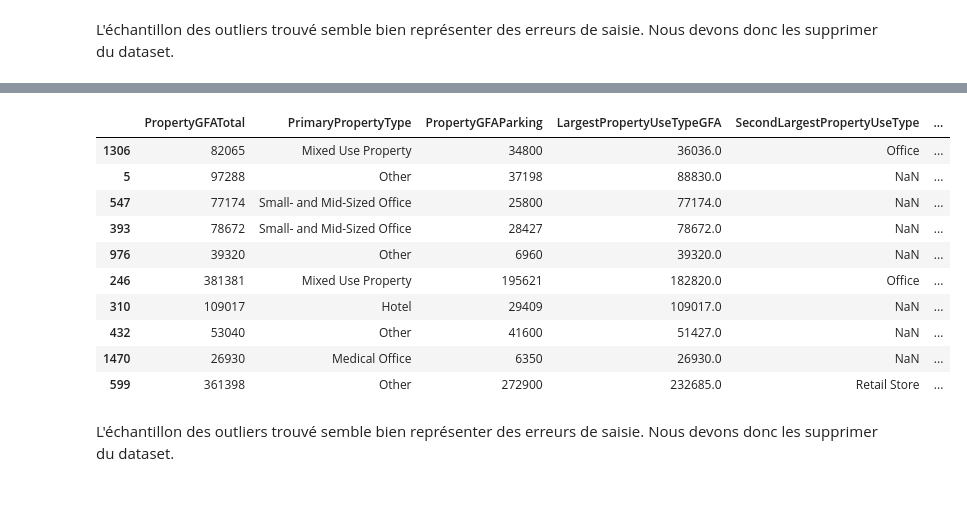
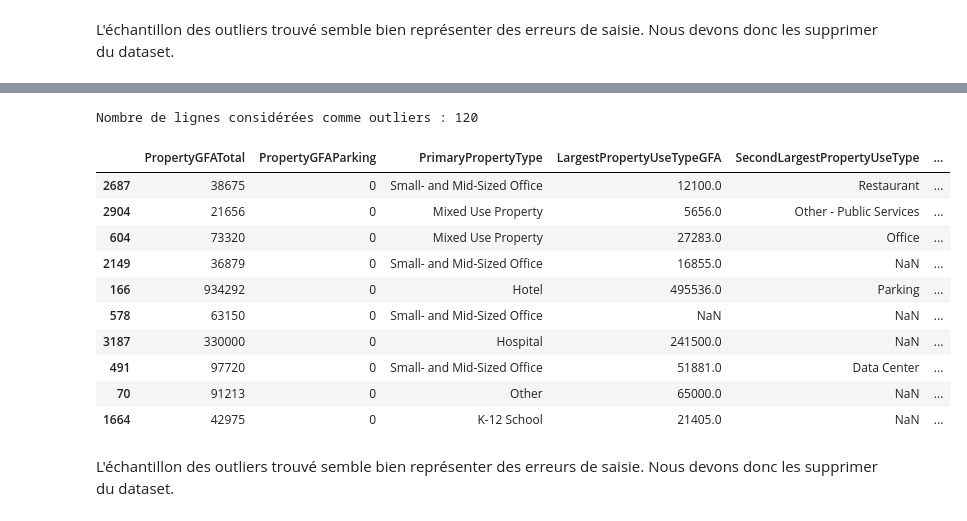
Before and after one commit to Stely-data/OC-Projet-4, a Jupyter notebook: Deveau_Estelle_1_notebook_exploratoire_022024.ipynb, the cells around one changed output, grey strips where cells are left out. Cells and saved outputs as stored; diff of their text form; code cells hidden in the pictures.

```diff
--- a/Deveau_Estelle_1_notebook_exploratoire_022024.ipynb
+++ b/Deveau_Estelle_1_notebook_exploratoire_022024.ipynb
@@ -452,8 +411,3 @@ Nombre de High outlier: 0
-# %%
-df_filtered = df_filtered[~df_filtered['Outlier'].str.contains("Low outlier", na=False)].copy()
-df_filtered = df_filtered[~df_filtered['Outlier'].str.contains("High outlier", na=False)].copy()
-# %%
-df_filtered = df_filtered.drop(columns=['ComplianceStatus','Outlier']).copy()
 # %%
 df_filtered.shape
 # %% [output]
@@ -918,18 +876,58 @@ Nombre de lignes considérées comme outliers : 46
+# %%
+def check_property_gfa(row):
+    # Pas d'évaluation si PropertyGFATotal est nan
+    if pd.isna(row['PropertyGFATotal']):
+        return False
+
+    # Initialiser total_gfa_sum avec PropertyGFAParking si ce n'est pas nan
+    total_gfa_sum = row['PropertyGFAParking'] if pd.notna(row['PropertyGFAParking']) else 0
+
+    # Ajouter LargestPropertyUseTypeGFA à total_gfa_sum si ce n'est pas Parking ou nan
+    if row['PrimaryPropertyType'] != "Parking" and pd.notna(row['LargestPropertyUseTypeGFA']):
+        total_gfa_sum += row['LargestPropertyUseTypeGFA']
+
+    # Ajouter SecondLargestPropertyUseTypeGFA à total_gfa_sum si ce n'est pas Parking ou nan
+    if row['SecondLargestPropertyUseType'] != "Parking" and pd.notna(row['SecondLargestPropertyUseTypeGFA']):
+        total_gfa_sum += row['SecondLargestPropertyUseTypeGFA']
+
+    # Ajouter ThirdLargestPropertyUseTypeGFA à total_gfa_sum si ce n'est pas Parking ou nan
+    if row['ThirdLargestPropertyUseType'] != "Parking" and pd.notna(row['ThirdLargestPropertyUseTypeGFA']):
+        total_gfa_sum += row['ThirdLargestPropertyUseTypeGFA']
+
+    # Calculer les marges de 15% et 25% pour plus ou moins
+    lower_bound = total_gfa_sum * 0.85
+    upper_bound = total_gfa_sum * 1.25
+
+    # Vérifier si PropertyGFATotal est dans la marge de tolérance
+    return not (lower_bound <= row['PropertyGFATotal'] <= upper_bound)
+
+
+# Appliquer la fonction à chaque ligne du DataFrame pour identifier les outliers
+df_filtered['is_outlier'] = df_filtered.apply(check_property_gfa, axis=1)
+
+# Sélectionner les lignes considérées comme outliers
+outliers = df_filtered[df_filtered['is_outlier']]
+
+# Afficher le nombre de lignes considérées comme outliers
+num_outliers = len(outliers)
+print("Nombre de lignes considérées comme outliers :", num_outliers)
+# %% [output]
+Nombre de lignes considérées comme outliers : 120
 # %%
 # Afficher un échantillon des outliers
 sample_outliers = outliers.sample(n=10)
-sample_outliers[['PropertyGFATotal', 'PrimaryPropertyType', 'PropertyGFAParking', 'LargestPropertyUseTypeGFA', 'SecondLargestPropertyUseType', 'SecondLargestPropertyUseTypeGFA','ThirdLargestPropertyUseTypeGFA']]
+sample_outliers[['PropertyGFATotal', 'PropertyGFAParking', 'PrimaryPropertyType', 'LargestPropertyUseTypeGFA', 'SecondLargestPropertyUseType', 'SecondLargestPropertyUseTypeGFA','ThirdLargestPropertyUseTypeGFA']]
 # %% [output]
-|  | PropertyGFATotal | PrimaryPropertyType | PropertyGFAParking | LargestPropertyUseTypeGFA | SecondLargestPropertyUseType | ... |
-| 1306 | 82065 | Mixed Use Property | 34800 | 36036.0 | Office | ... |
-| 5 | 97288 | Other | 37198 | 88830.0 | NaN | ... |
-| 547 | 77174 | Small- and Mid-Sized Office | 25800 | 77174.0 | NaN | ... |
-| 393 | 78672 | Small- and Mid-Sized Office | 28427 | 78672.0 | NaN | ... |
-| 976 | 39320 | Other | 6960 | 39320.0 | NaN | ... |
-| 246 | 381381 | Mixed Use Property | 195621 | 182820.0 | Office | ... |
-| 310 | 109017 | Hotel | 29409 | 109017.0 | NaN | ... |
-| 432 | 53040 | Other | 41600 | 51427.0 | NaN | ... |
-| 1470 | 26930 | Medical Office | 6350 | 26930.0 | NaN | ... |
-| 599 | 361398 | Other | 272900 | 232685.0 | Retail Store | ... |
+|  | PropertyGFATotal | PropertyGFAParking | PrimaryPropertyType | LargestPropertyUseTypeGFA | SecondLargestPropertyUseType | ... |
+| 2687 | 38675 | 0 | Small- and Mid-Sized Office | 12100.0 | Restaurant | ... |
+| 2904 | 21656 | 0 | Mixed Use Property | 5656.0 | Other - Public Services | ... |
+| 604 | 73320 | 0 | Mixed Use Property | 27283.0 | Office | ... |
+| 2149 | 36879 | 0 | Small- and Mid-Sized Office | 16855.0 | NaN | ... |
+| 166 | 934292 | 0 | Hotel | 495536.0 | Parking | ... |
+| 578 | 63150 | 0 | Small- and Mid-Sized Office | NaN | NaN | ... |
+| 3187 | 330000 | 0 | Hospital | 241500.0 | NaN | ... |
+| 491 | 97720 | 0 | Small- and Mid-Sized Office | 51881.0 | Data Center | ... |
+| 70 | 91213 | 0 | Other | 65000.0 | NaN | ... |
+| 1664 | 42975 | 0 | K-12 School | 21405.0 | NaN | ... |
 # %% [markdown]
 L'échantillon des outliers trouvé semble bien représenter des erreurs de saisie. Nous devons donc les supprimer du dataset.
```
Also changed, not shown: parts of 129 cells of this notebook.
